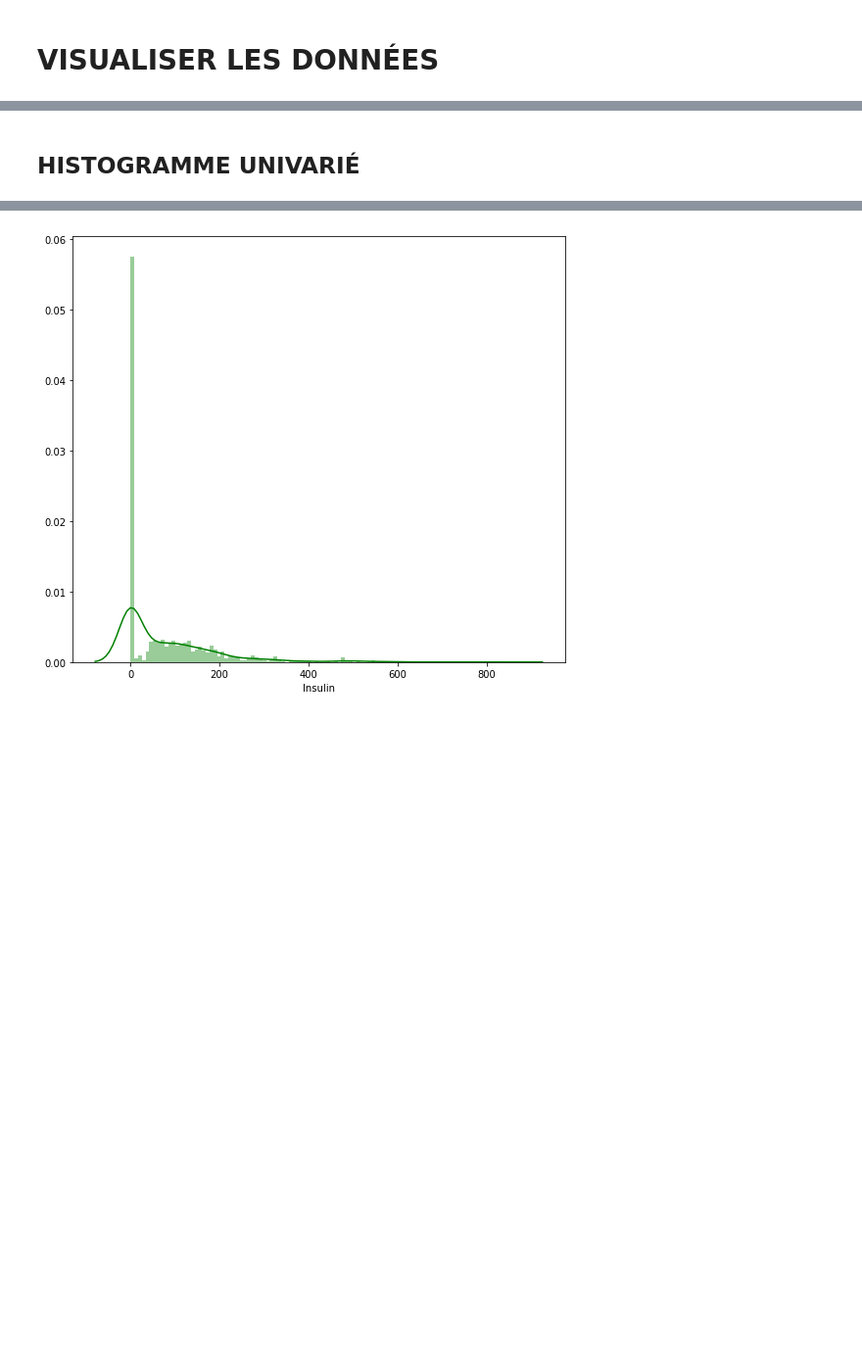
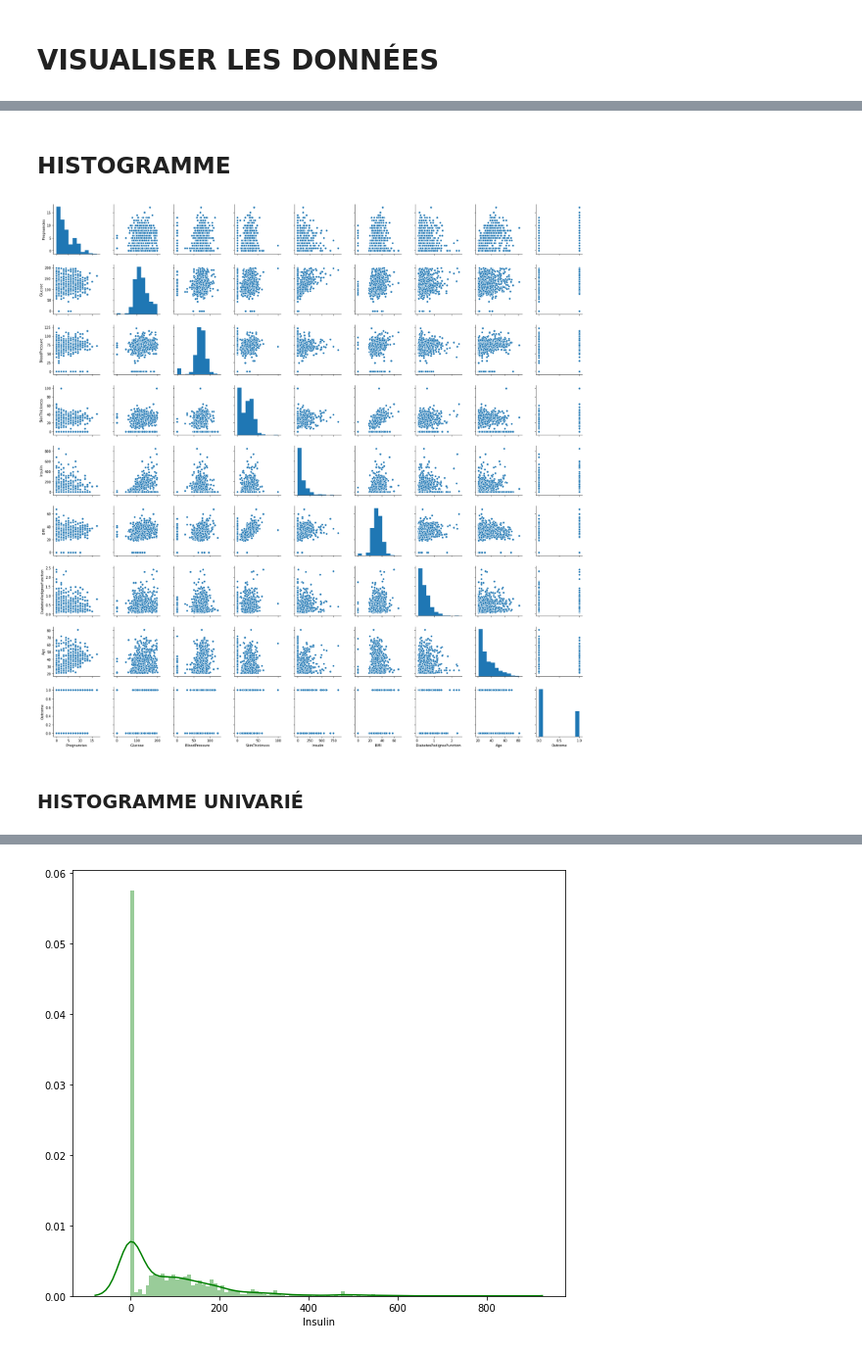
Before and after one commit to sebbsnow/choose-machine-learning-algorithms, a Jupyter notebook: choose-machine-learning-algorithms.ipynb, the cells around one changed output, grey strips where cells are left out. Shown at 98% size. Saved outputs shown, nothing was run; the diff lists cells and outputs as text; code cells hidden in the pictures; blank space fills up the shorter version.

```diff
--- a/choose-machine-learning-algorithms.ipynb
+++ b/choose-machine-learning-algorithms.ipynb
@@ -151,5 +226,17 @@ X_train,X_test,Y_train,Y_test = train_test_split(X, Y, test_size = 0.2, random_s
+# %% [markdown]
+## HISTOGRAMME
+# %%
+# Calculate and show pairplot
+sns.pairplot(df, size=2.5)
+plt.tight_layout()
+
+# On peut voir les distributions des features et les relation entre features
+# Par exemple on peut voir qu'il apparait y avoir une possible relation 'linéaire' entre 'BMI' et 'Skin thickness'
+# On peut aussi voir que 'Glucose', 'BloodPressure' et 'BMI' ont une possible distribution normale mais qavec des outliers
+# %% [output]
+[figure, added]
 # %% [markdown]
-## HISTOGRAMME UNIVARIÉ
+### HISTOGRAMME UNIVARIÉ
 # %%
 # Afficher le graph de distribution des données d'une feature
 # Affichage défini sur y
```
Also changed, not shown: parts of 30 cells of this notebook.
